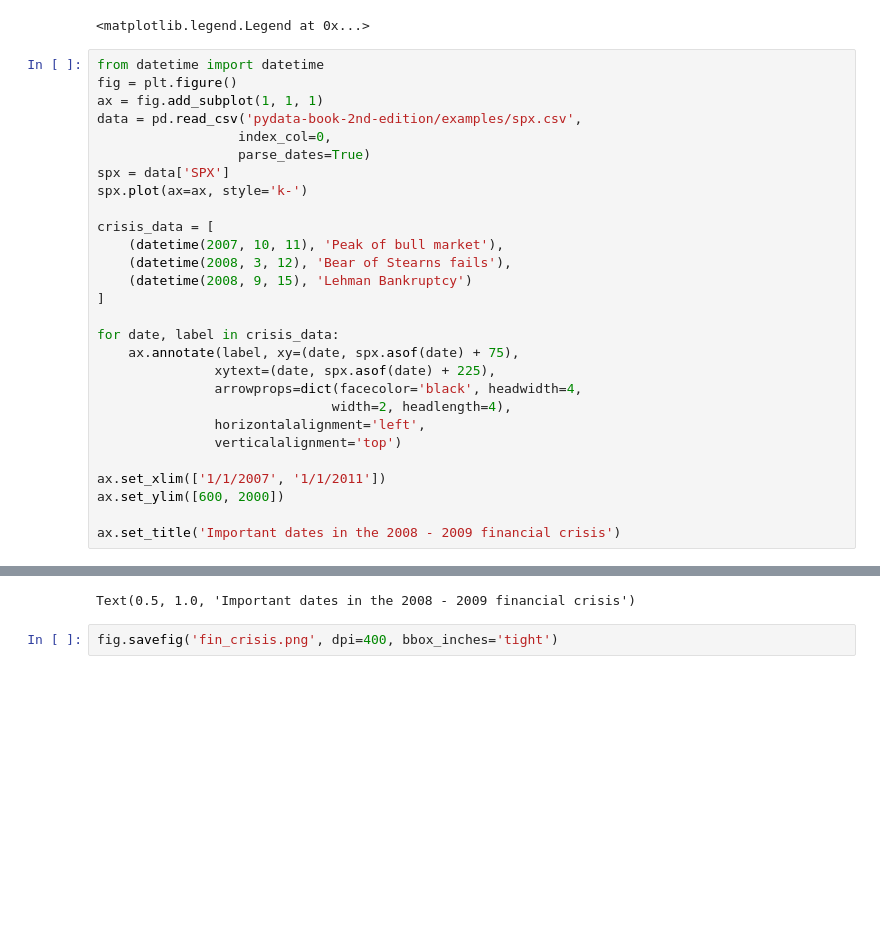
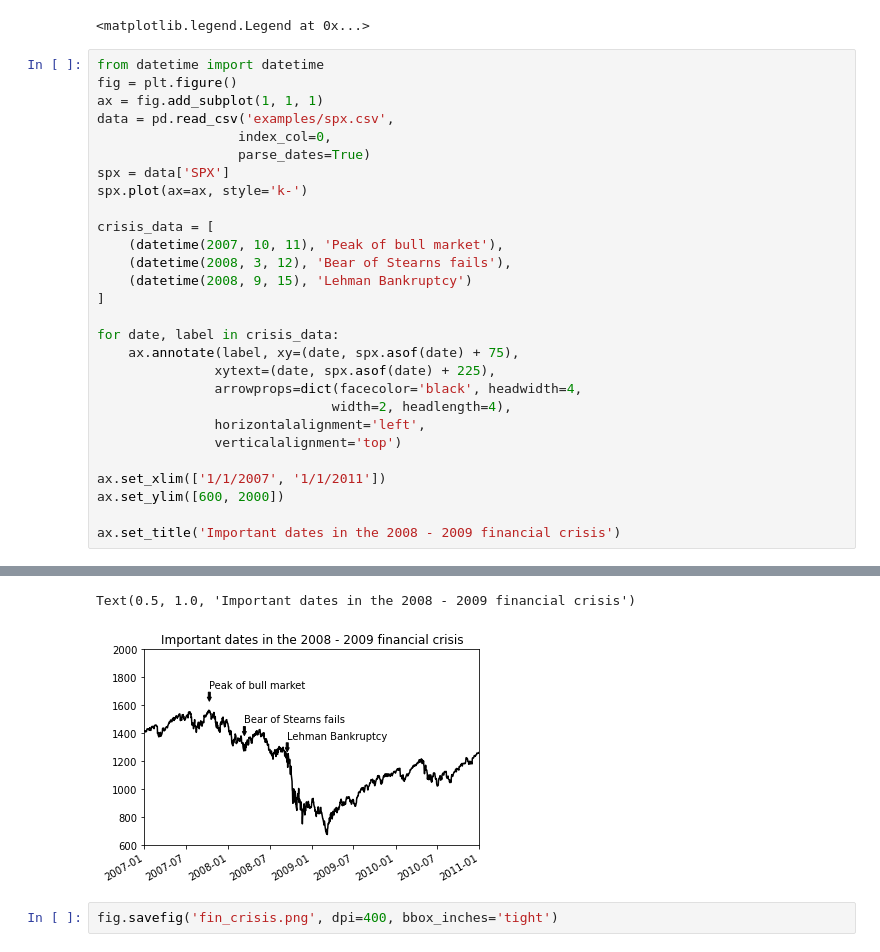
Before and after one commit to flyingdutch20/Python_for_data_analysis, a Jupyter notebook: Chapter_09.ipynb, the cells around one changed output, grey strips where cells are left out. Drawn from its saved outputs; the diff is of its cells as text; blank space fills up the shorter version.

```diff
--- a/Chapter_09.ipynb
+++ b/Chapter_09.ipynb
@@ -103,7 +103,7 @@ ax.legend(loc='best')
 from datetime import datetime
 fig = plt.figure()
 ax = fig.add_subplot(1, 1, 1)
-data = pd.read_csv('pydata-book-2nd-edition/examples/spx.csv',
+data = pd.read_csv('examples/spx.csv',
                   index_col=0,
                   parse_dates=True)
 spx = data['SPX']
@@ -133,4 +131,5 @@ ax.set_title('Important dates in the 2008 - 2009 financial crisis')
 Text(0.5, 1.0, 'Important dates in the 2008 - 2009 financial crisis')
+[figure, added]
 # %%
 fig.savefig('fin_crisis.png', dpi=400, bbox_inches='tight')
 # %% [markdown]
```
Also changed, not shown: parts of 16 cells of this notebook, 1 other file.
